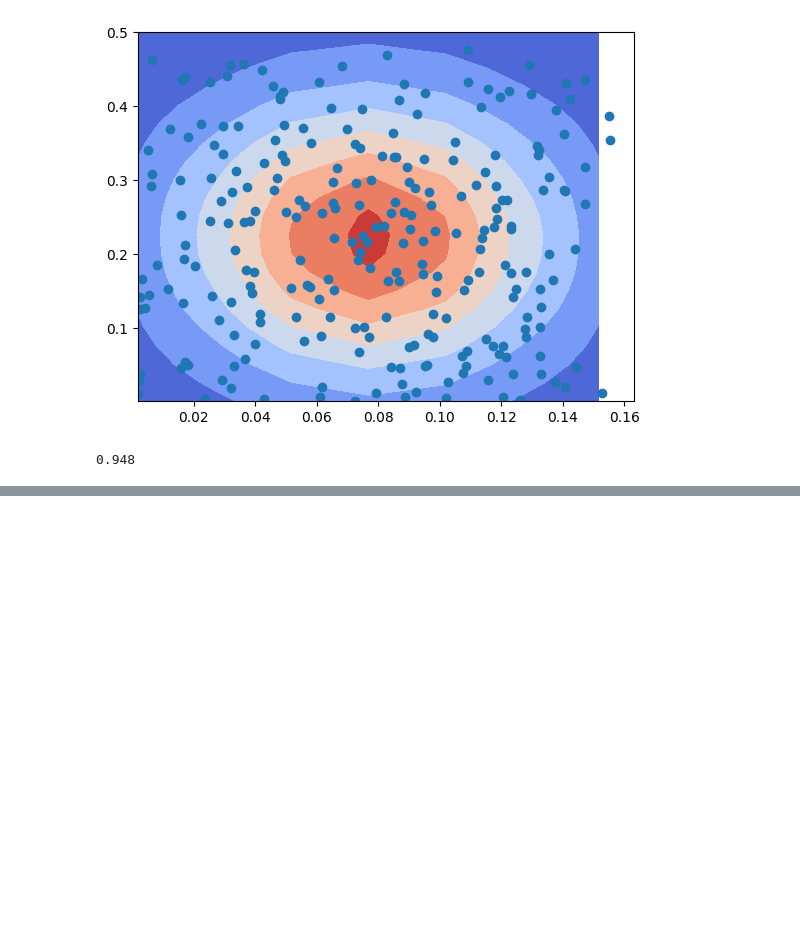
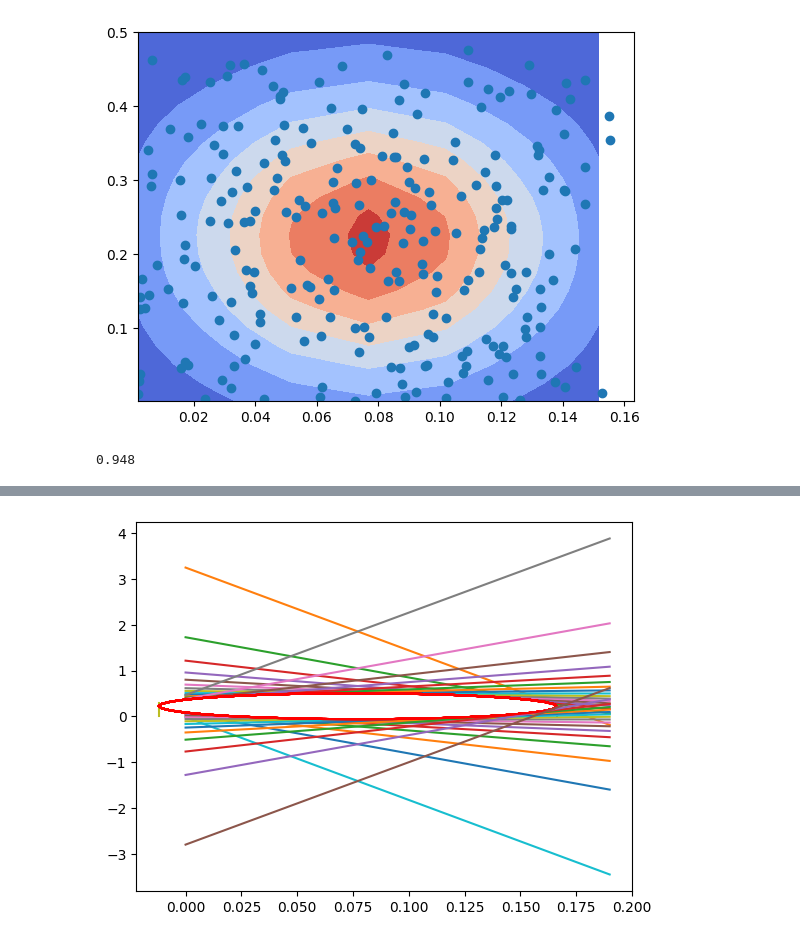
Before and after one commit to yashpatel5400/fusioncp, a Jupyter notebook: testing.ipynb, the cells around one changed output, grey strips where cells are left out. Cells and saved outputs as stored; diff of their text form; code cells hidden in the pictures; blank space fills up the shorter version.

```diff
--- a/testing.ipynb
+++ b/testing.ipynb
@@ -123,0 +124,18 @@ plt.scatter(cal_scores[:,0],cal_scores[:,1])
+# %%
+def norm_dir(pt):
+    unnorm_dir = (pt - mean) @ (prec + prec.T)
+    return unnorm_dir / np.linalg.norm(unnorm_dir)
+# %%
+for m in range(M):
+    dir_ = norm_dir(mvcp_contour[m])
+    if abs(dir_[1]) < 0.001: # special case of vertical line
+        line_ys = np.arange(0, 0.3, 0.01)
+        line_xs = np.ones(line_ys.shape) * mvcp_contour[m][0]
+    else:
+        line_xs = np.arange(0, 0.2, 0.01)
+        line_ys = -(dir_[0] / dir_[1]) * (xs - mvcp_contour[m][0]) + mvcp_contour[m][1]
+
+    plt.plot(mvcp_contour[:,0], mvcp_contour[:,1], color="r")
+    plt.plot(line_xs, line_ys)
+# %% [output]
+[figure, added]
```
Also changed, not shown: parts of 4 cells of this notebook.
